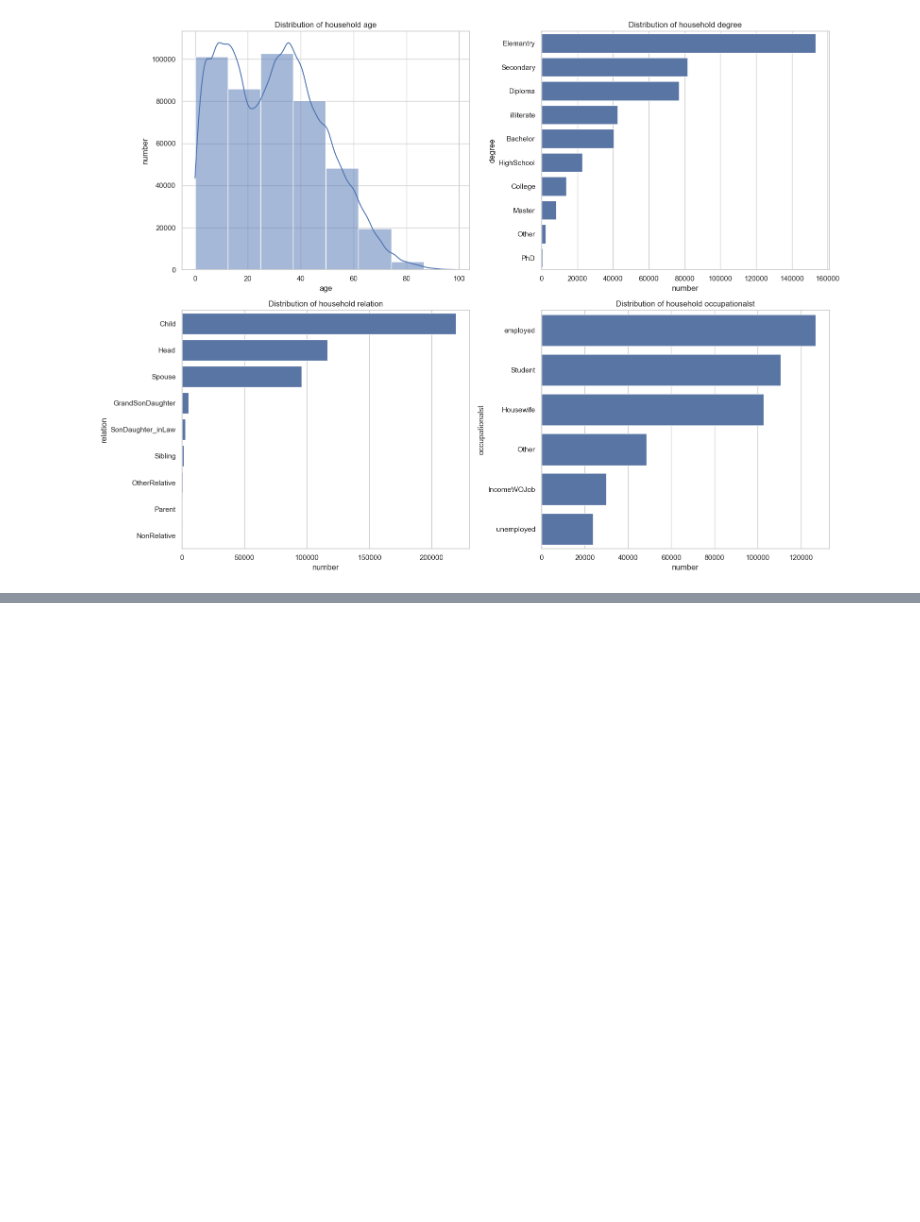
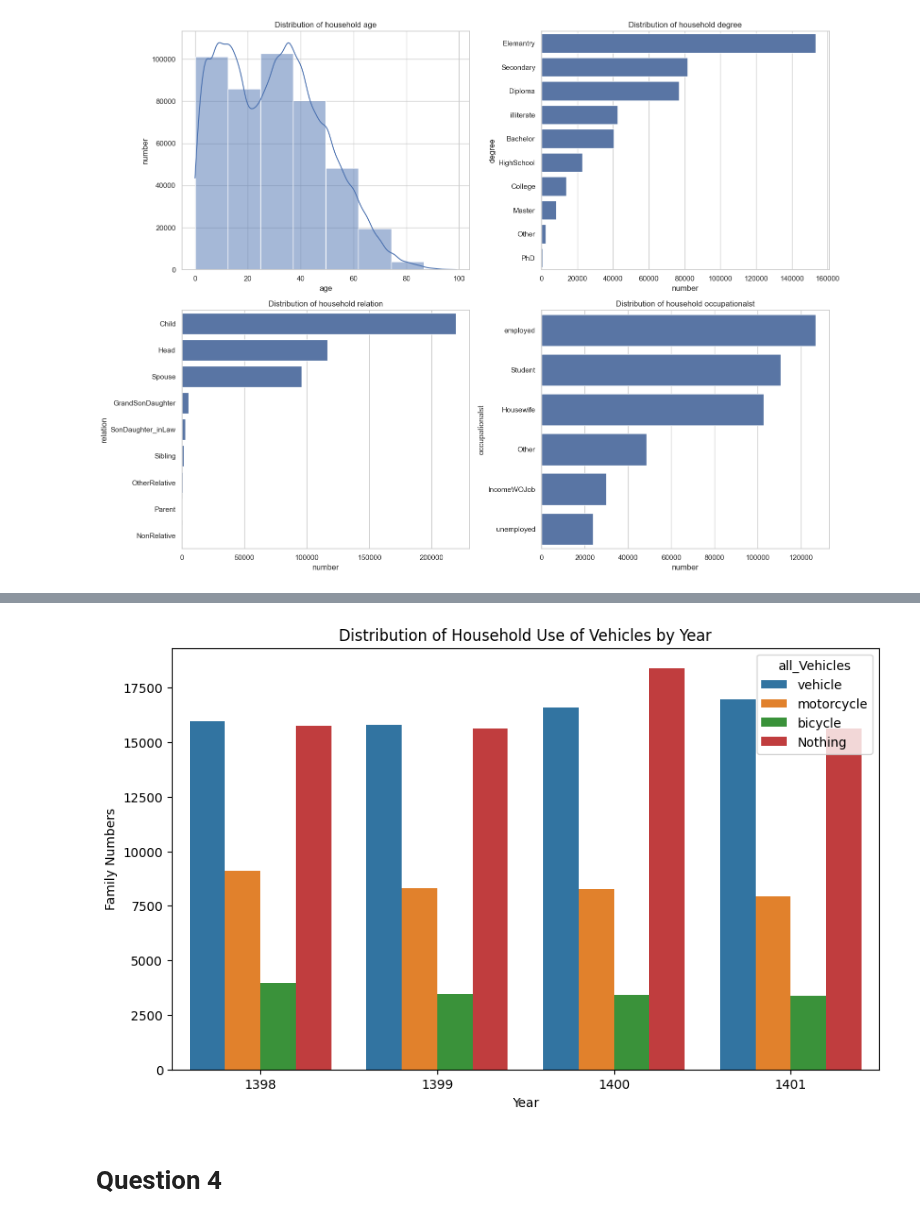
Before and after one commit to AmirmahdiGolahmar/Iranian_HEIS, a Jupyter notebook: statistic/statistics_part1_2.ipynb, the cells around one changed output, grey strips where cells are left out. Drawn from its saved outputs; the diff is of its cells as text; code cells hidden in the pictures; blank space fills up the shorter version.

```diff
--- a/statistic/statistics_part1.ipynb
+++ b/statistic/statistics_part1_2.ipynb
@@ -170,0 +155,20 @@ plt.show()
+# %%
+# بارگذاری داده‌ها از فایل‌های مختلف و افزودن ستون سال
+P2_U98['year'] = 1398
+P2_R98['year'] = 1398
+df_1398 = pd.concat([P2_U98, P2_R98])
+
+P2_R99['year'] = 1399
+P2_U99['year'] = 1399
+df_1399 = pd.concat([P2_U99, P2_R99])
+
+P2_R1400['year'] = 1400
+P2_U1400['year'] = 1400
+df_1400 = pd.concat([P2_U1400, P2_R1400])
+
+P2_R1401['year'] = 1401
+P2_U1401['year'] = 1401
+df_1401 = pd.concat([P2_U1401, P2_R1401])
+
+# ادغام داده‌های همه سال‌ها در یک DataFrame واحد
+df = pd.concat([df_1398, df_1399, df_1400, df_1401])
@@ -170,0 +197,32 @@ plt.show()
+# %%
+
+
+
+# محاسبه تعداد خانوارهای استفاده کننده از هر وسیله نقلیه به تفکیک سال
+grouped_df = df.groupby('year').agg({
+    'vehicle': 'sum',
+    'motorcycle': 'sum',
+    'bicycle': 'sum'
+}).reset_index()
+
+# محاسبه تعداد خانوارهایی که از هیچ وسیله نقلیه استفاده نمی‌کنند به تفکیک سال
+grouped_df['Nothing'] = df.groupby('year').apply(lambda x: len(x) - (x['vehicle'] | x['motorcycle'] | x['bicycle']).sum()).values
+
+# بازسازی داده‌ها به قالب مناسب برای رسم نمودار
+melted_df = grouped_df.melt(id_vars='year', var_name='all_Vehicles', value_name='family_numbers')
+
+# رسم نمودار
+plt.figure(figsize=(10, 6))
+sns.barplot(x='year', y='family_numbers', hue='all_Vehicles', data=melted_df)
+
+# تنظیم عنوان و برچسب‌ها
+plt.title('Distribution of Household Use of Vehicles by Year')
+plt.xlabel('Year')
+plt.ylabel('Family Numbers')
+
+# نمایش نمودار
+plt.show()
+# %% [output]
+[figure, added]
+# %% [markdown]
+# Question 4
```
Also changed, not shown: parts of 9 cells of this notebook.
